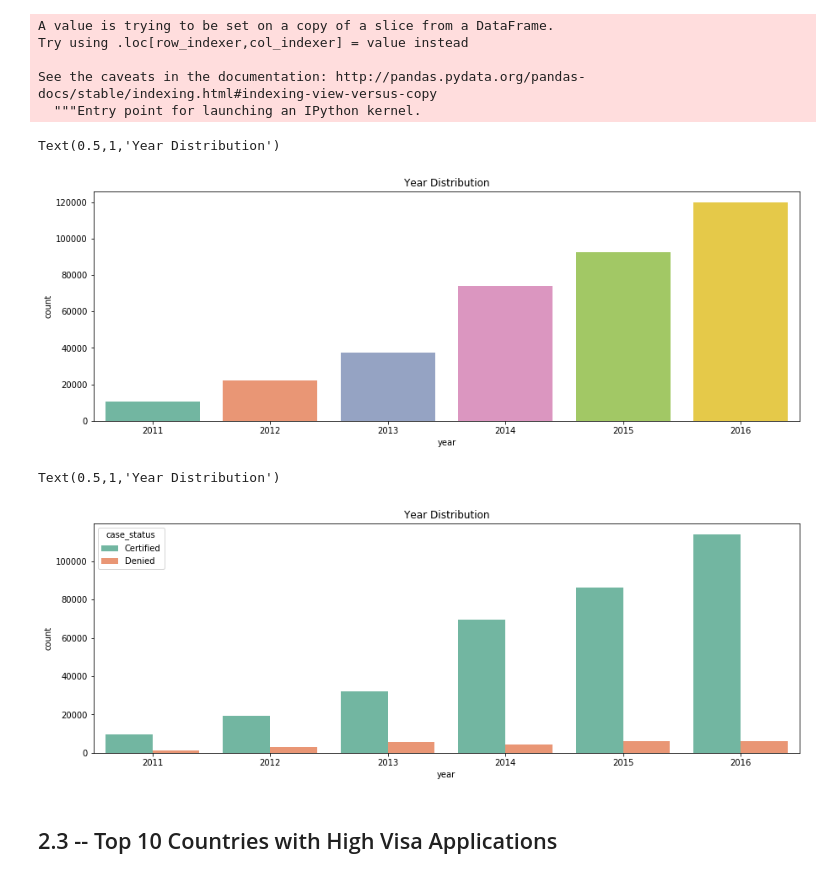
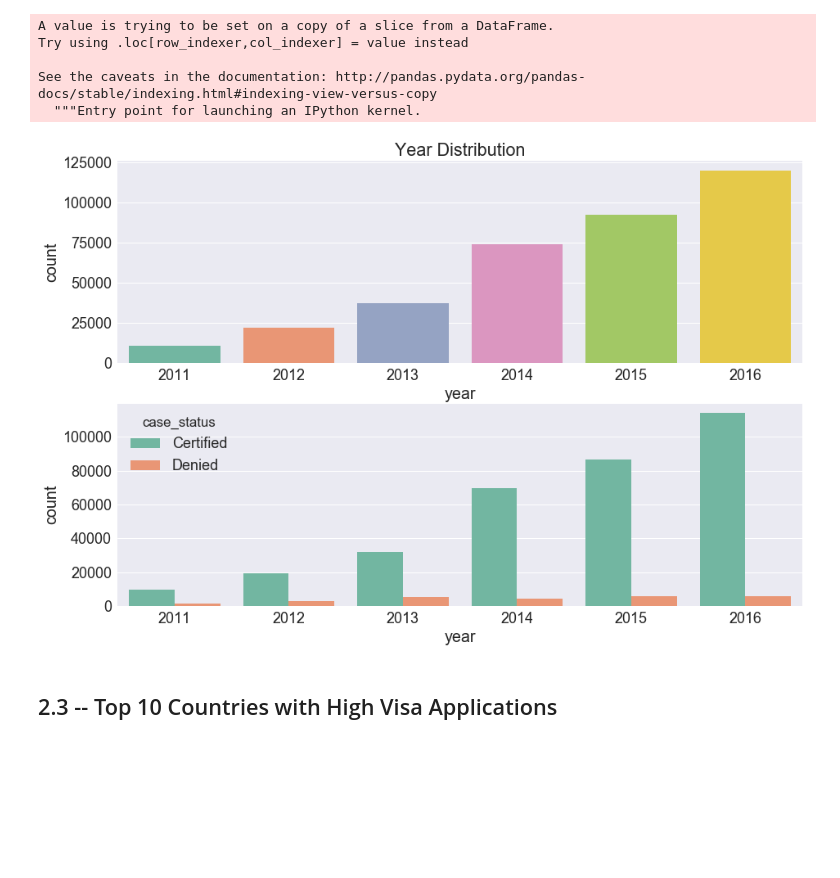
Before and after one commit to fall4knight/US-visa-application, a Jupyter notebook: US_visa_application_analysis_Final.ipynb, the cells around one changed output. Cells and saved outputs as stored; diff of their text form; code cells hidden in the pictures; blank space fills up the shorter version.

```diff
--- a/US_visa_application_analysis_Final.ipynb
+++ b/US_visa_application_analysis_Final.ipynb
@@ -118,19 +118,14 @@ Try using .loc[row_indexer,col_indexer] = value instead
 See the caveats in the documentation: http://pandas.pydata.org/pandas-docs/stable/indexing.html#indexing-view-versus-copy
   """Entry point for launching an IPython kernel.
 # %%
-plt.subplots(figsize=(15,5))
+plt.subplots(figsize=(15,10))
+plt.subplot(211)
 ax = sns.countplot(x="year", data=data, palette="Set2")
 ax.set_title("Year Distribution")
+plt.subplot(212)
+ax = sns.countplot(x="year", data=data, hue="case_status", palette="Set2")
 # %% [output]
-Text(0.5,1,'Year Distribution')
-[figure, old version]
+[figure, new version]
-# %%
-plt.subplots(figsize=(15,5))
-ax = sns.countplot(x="year", data=data, hue="case_status", palette="Set2")
-ax.set_title("Year Distribution")
-# %% [output]
-Text(0.5,1,'Year Distribution')
-[figure, removed]
 # %% [markdown]
 ## 2.3 -- Top 10 Countries with High Visa Applications
 # %%
```
Also changed, not shown: parts of 17 cells of this notebook.
